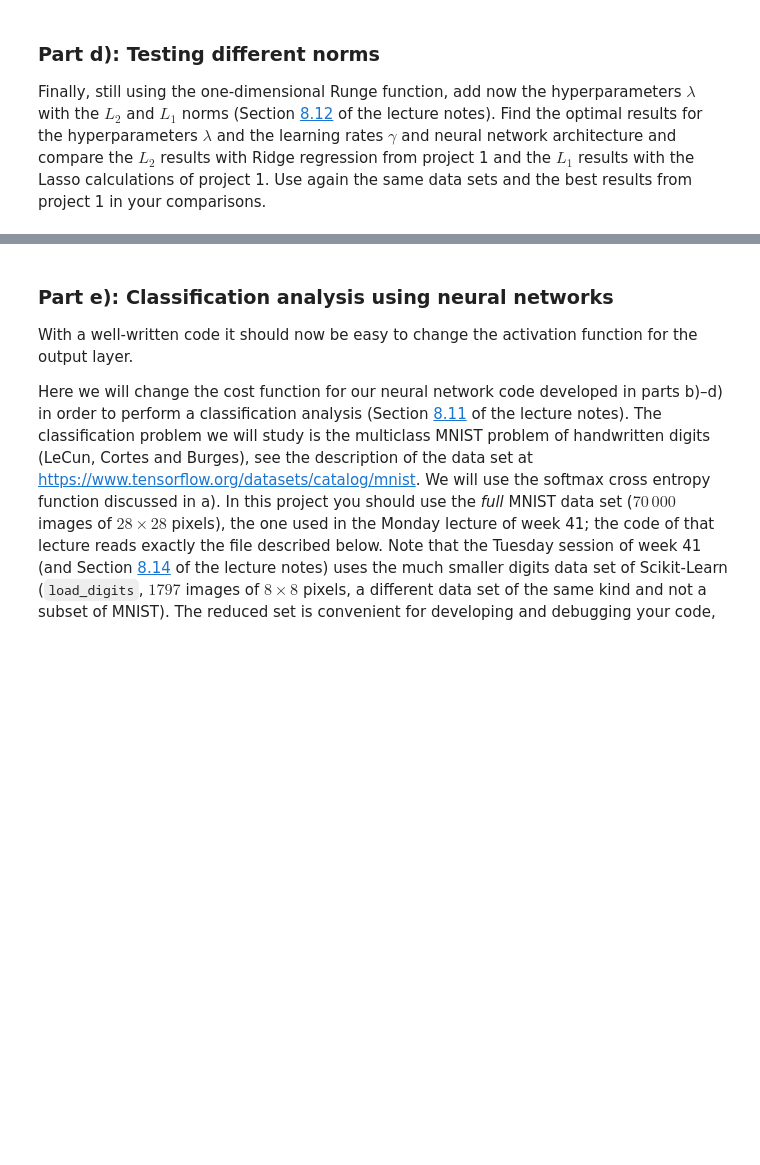
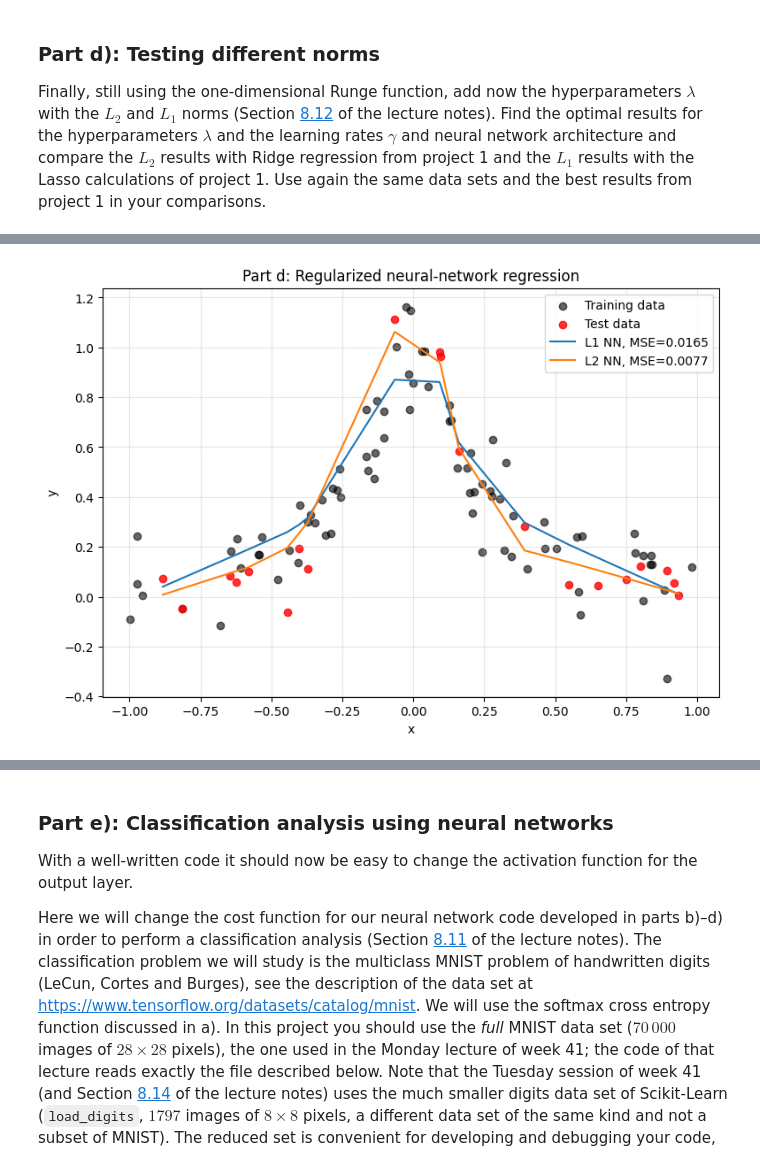
Before and after one commit to AmandaRaeJ16/FYS-STK4155-Project2, a Jupyter notebook: Code/Project2.ipynb, the cells around one changed output, grey strips where cells are left out. Saved outputs shown, nothing was run; the diff lists cells and outputs as text; code cells hidden in the pictures; blank space fills up the shorter version.

```diff
--- a/Code/Project2.ipynb
+++ b/Code/Project2.ipynb
@@ -586,0 +993,41 @@ Finally, still using the one-dimensional Runge function, add now the hyperparame
+# %%
+order = np.argsort(X_test[:, 0])
+
+plt.figure(figsize=(9, 6))
+
+plt.scatter(
+    X_train_all[:, 0],
+    y_train_all.ravel(),
+    color="black",
+    alpha=0.6,
+    label="Training data",
+)
+
+plt.scatter(
+    X_test[:, 0],
+    y_test.ravel(),
+    color="red",
+    alpha=0.8,
+    label="Test data",
+)
+
+plt.plot(
+    X_test[order, 0],
+    l1_prediction.ravel()[order],
+    label=f"L1 NN, MSE={l1_test_mse:.4f}",
+)
+
+plt.plot(
+    X_test[order, 0],
+    l2_prediction.ravel()[order],
+    label=f"L2 NN, MSE={l2_test_mse:.4f}",
+)
+
+plt.xlabel("x")
+plt.ylabel("y")
+plt.title("Part d: Regularized neural-network regression")
+plt.legend()
+plt.grid(alpha=0.3)
+plt.show()
+# %% [output]
+[figure, added]
```
Also changed, not shown: parts of 26 cells of this notebook, 3 other files.
